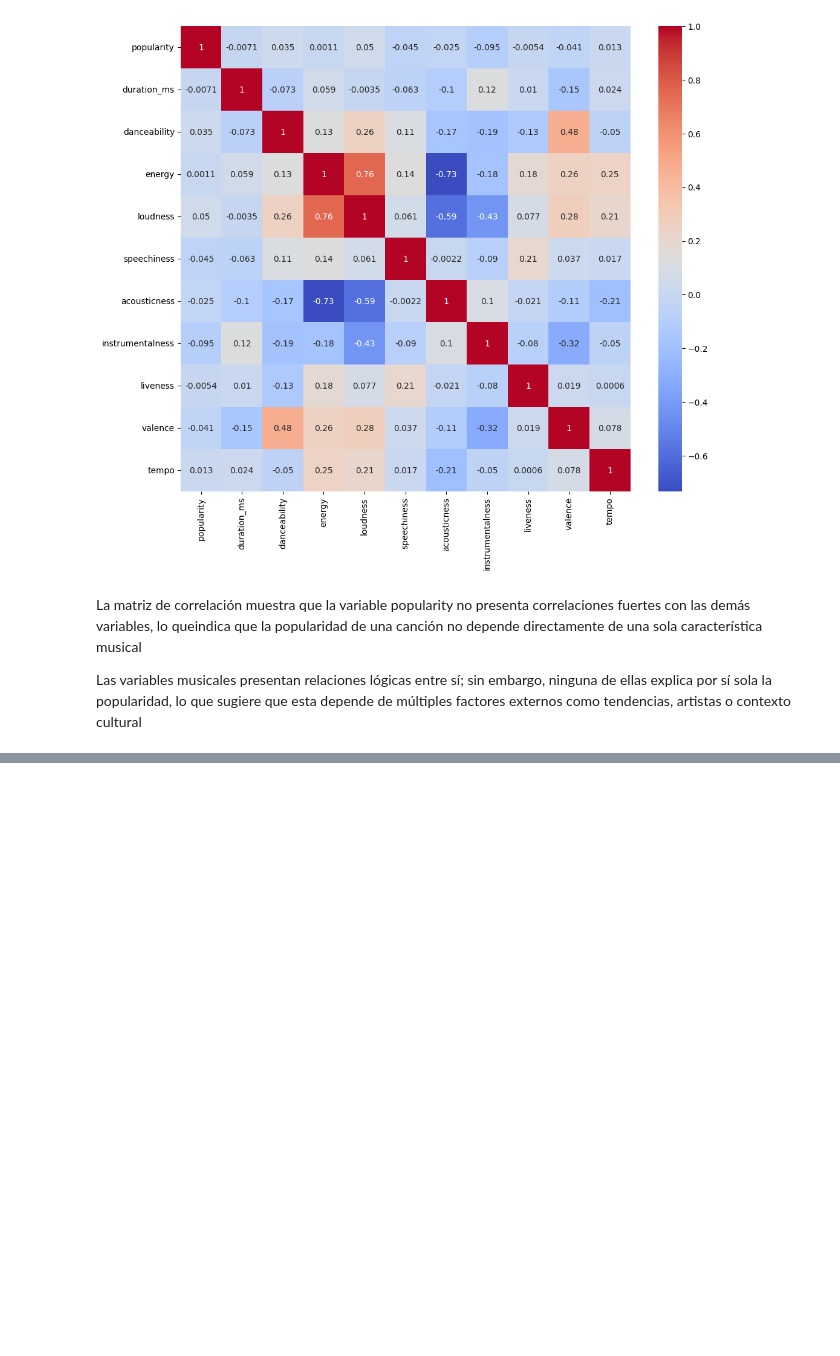
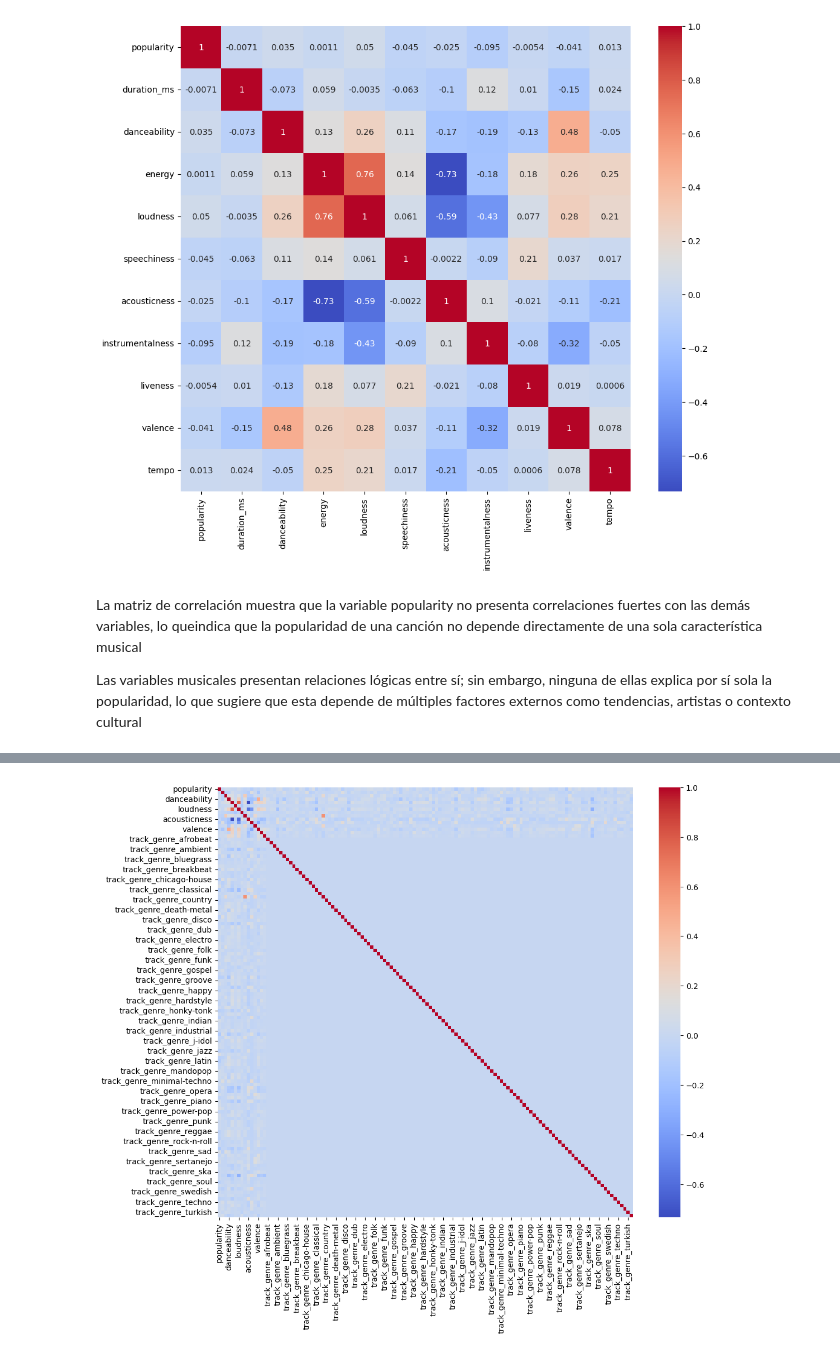
Before and after one commit to fernandovidalnn/evaluacion_1_mineria_datos, a Jupyter notebook: ev1_mineria.ipynb, the cells around one changed output, grey strips where cells are left out. Drawn from its saved outputs; the diff is of its cells as text; code cells hidden in the pictures; blank space fills up the shorter version.

```diff
--- a/ev1_mineria.ipynb
+++ b/ev1_mineria.ipynb
@@ -450,0 +485,2 @@ Las variables musicales presentan relaciones lógicas entre sí; sin embargo, ni
+# %%
+df_model = pd.get_dummies(df_model, columns=['track_genre'], drop_first=True)
@@ -450,0 +502,8 @@ Las variables musicales presentan relaciones lógicas entre sí; sin embargo, ni
+# %%
+df_model = df_model.drop(columns=[
+    'Unnamed: 0',
+    'track_id',
+    'artists',
+    'album_name',
+    'track_name'
+])
@@ -450,0 +521,17 @@ Las variables musicales presentan relaciones lógicas entre sí; sin embargo, ni
+# %%
+cols_model = df_model.select_dtypes(include=['int64','float64']).columns
+# %%
+from sklearn.preprocessing import StandardScaler
+
+scaler = StandardScaler()
+
+df_model_scaled = df_model.copy()
+df_model_scaled[cols_model] = scaler.fit_transform(df_model[cols_model])
+# %%
+corr_model = df_model_scaled.corr()
+
+plt.figure(figsize=(12,10))
+sns.heatmap(corr_model, cmap='coolwarm')
+plt.show()
+# %% [output]
+[figure, added]
```
Also changed, not shown: parts of 15 cells of this notebook.
